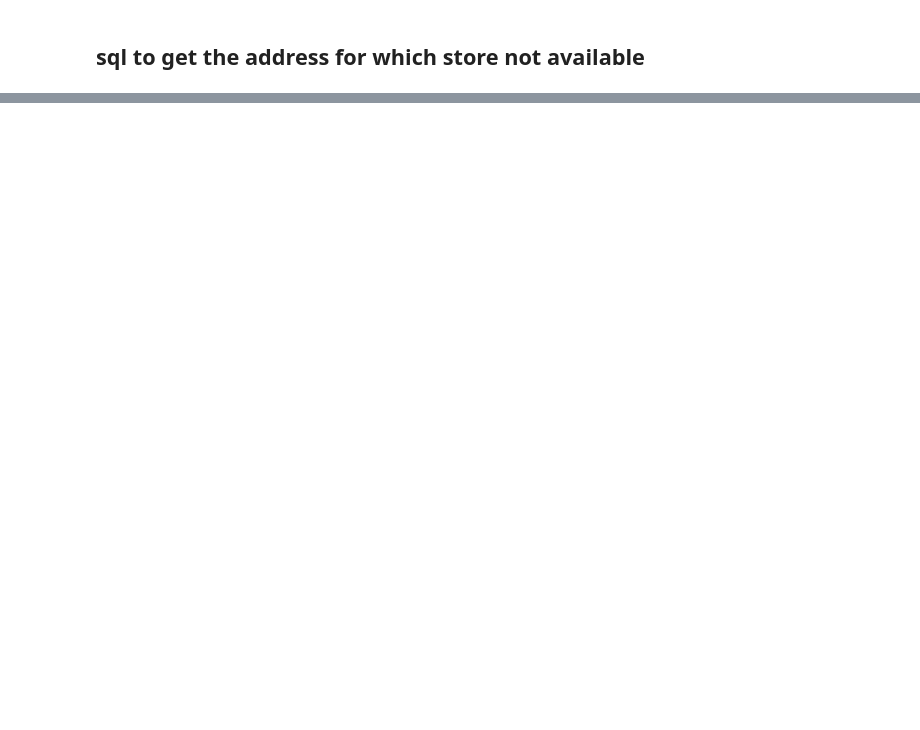
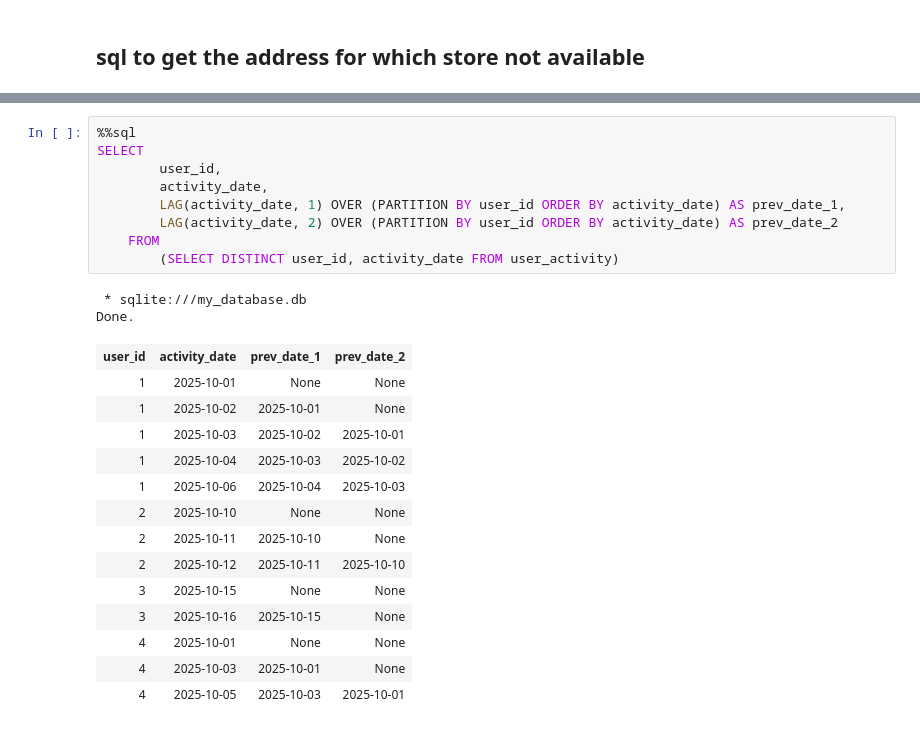
Before and after one commit to VikasYashB/int_prep, a Jupyter notebook: interview_sql_qa.ipynb, the cells around one changed output, grey strips where cells are left out. Saved outputs shown, nothing was run; the diff lists cells and outputs as text; blank space fills up the shorter version.

```diff
--- a/interview_sql_qa.ipynb
+++ b/interview_sql_qa.ipynb
@@ -591,0 +757,26 @@ Done.
+# %%
+%%sql
+SELECT
+        user_id,
+        activity_date,
+        LAG(activity_date, 1) OVER (PARTITION BY user_id ORDER BY activity_date) AS prev_date_1,
+        LAG(activity_date, 2) OVER (PARTITION BY user_id ORDER BY activity_date) AS prev_date_2
+    FROM
+        (SELECT DISTINCT user_id, activity_date FROM user_activity)
+# %% [output]
+ * sqlite:///my_database.db
+Done.
+| user_id | activity_date | prev_date_1 | prev_date_2 |
+| 1 | 2025-10-01 | None | None |
+| 1 | 2025-10-02 | 2025-10-01 | None |
+| 1 | 2025-10-03 | 2025-10-02 | 2025-10-01 |
+| 1 | 2025-10-04 | 2025-10-03 | 2025-10-02 |
+| 1 | 2025-10-06 | 2025-10-04 | 2025-10-03 |
+| 2 | 2025-10-10 | None | None |
+| 2 | 2025-10-11 | 2025-10-10 | None |
+| 2 | 2025-10-12 | 2025-10-11 | 2025-10-10 |
+| 3 | 2025-10-15 | None | None |
+| 3 | 2025-10-16 | 2025-10-15 | None |
+| 4 | 2025-10-01 | None | None |
+| 4 | 2025-10-03 | 2025-10-01 | None |
+| 4 | 2025-10-05 | 2025-10-03 | 2025-10-01 |
```
Also changed, not shown: parts of 63 cells of this notebook, 9 other files.
